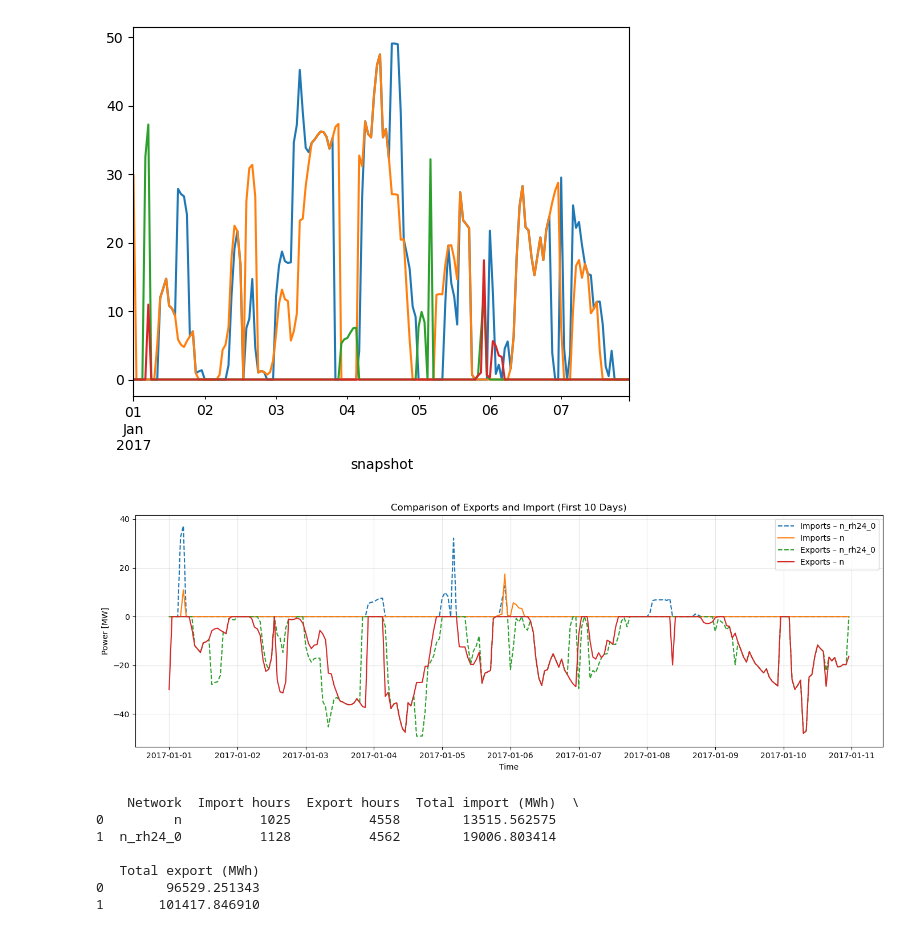
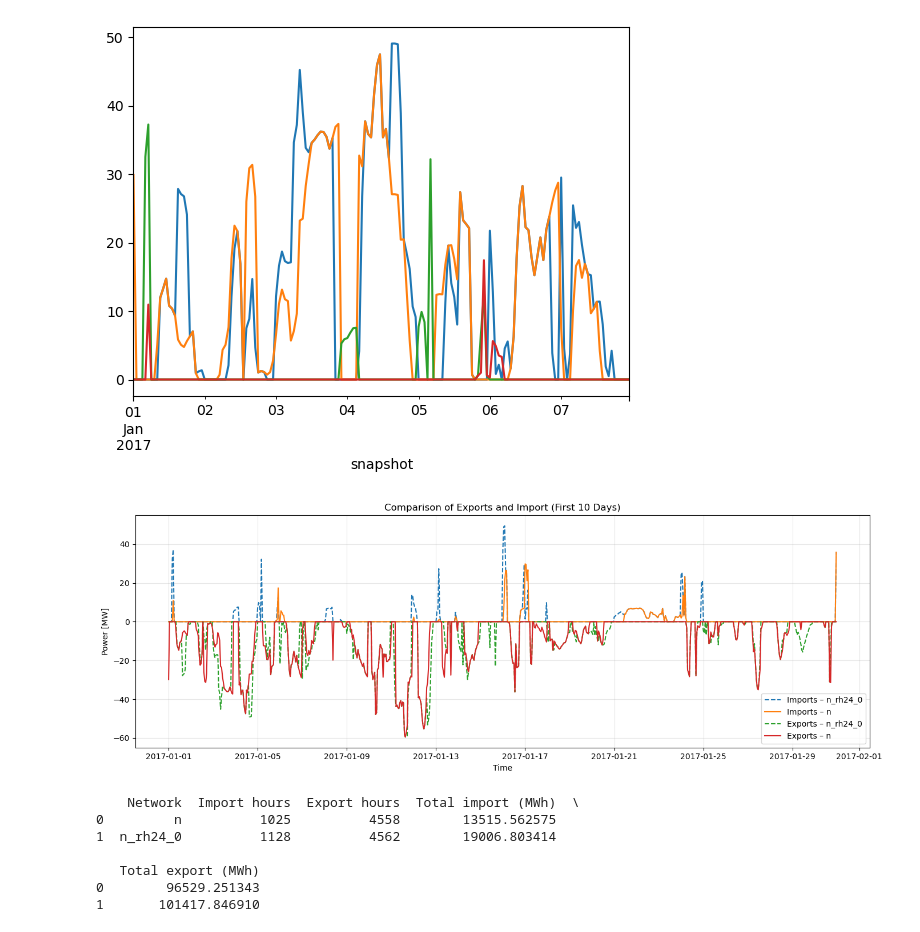
Before and after one commit to pulio12/Msc_Thesis_Greenlab_Skive, a Jupyter notebook: Test_file2.ipynb, the cells around one changed output. Saved outputs shown, nothing was run; the diff lists cells and outputs as text; code cells hidden in the pictures.

```diff
--- a/Test_file2.ipynb
+++ b/Test_file2.ipynb
@@ -1262,23 +1321,23 @@ n.links_t.p0["Imports"][0:24*7].plot()
 # %%
 import matplotlib.pyplot as plt
 
-n_days = 10
+n_days = 30
 
 # --- Exports comparison ---
 plt.figure(figsize=(14,5))
 plt.plot(n_rh24_0.links_t.p0["Imports"][0:24*n_days], label="Imports – n_rh24_0", linestyle = "--")
 plt.plot(n.links_t.p0["Imports"][0:24*n_days], label="Imports – n")
 plt.plot(-n_rh24_0.links_t.p0["Exports"][0:24*n_days], label="Exports – n_rh24_0", linestyle = "--")
 plt.plot(-n.links_t.p0["Exports"][0:24*n_days], label="Exports – n")
 plt.title("Comparison of Exports and Import (First 10 Days)")
 plt.xlabel("Time")
 plt.ylabel("Power [MW]")
 plt.legend()
 plt.grid(True, alpha=0.3)
 plt.tight_layout()
 plt.show()
 # %% [output]
-[figure, old version]
+[figure, new version]
 # %%
 import pandas as pd
 
```
Also changed, not shown: parts of 12 cells of this notebook.
